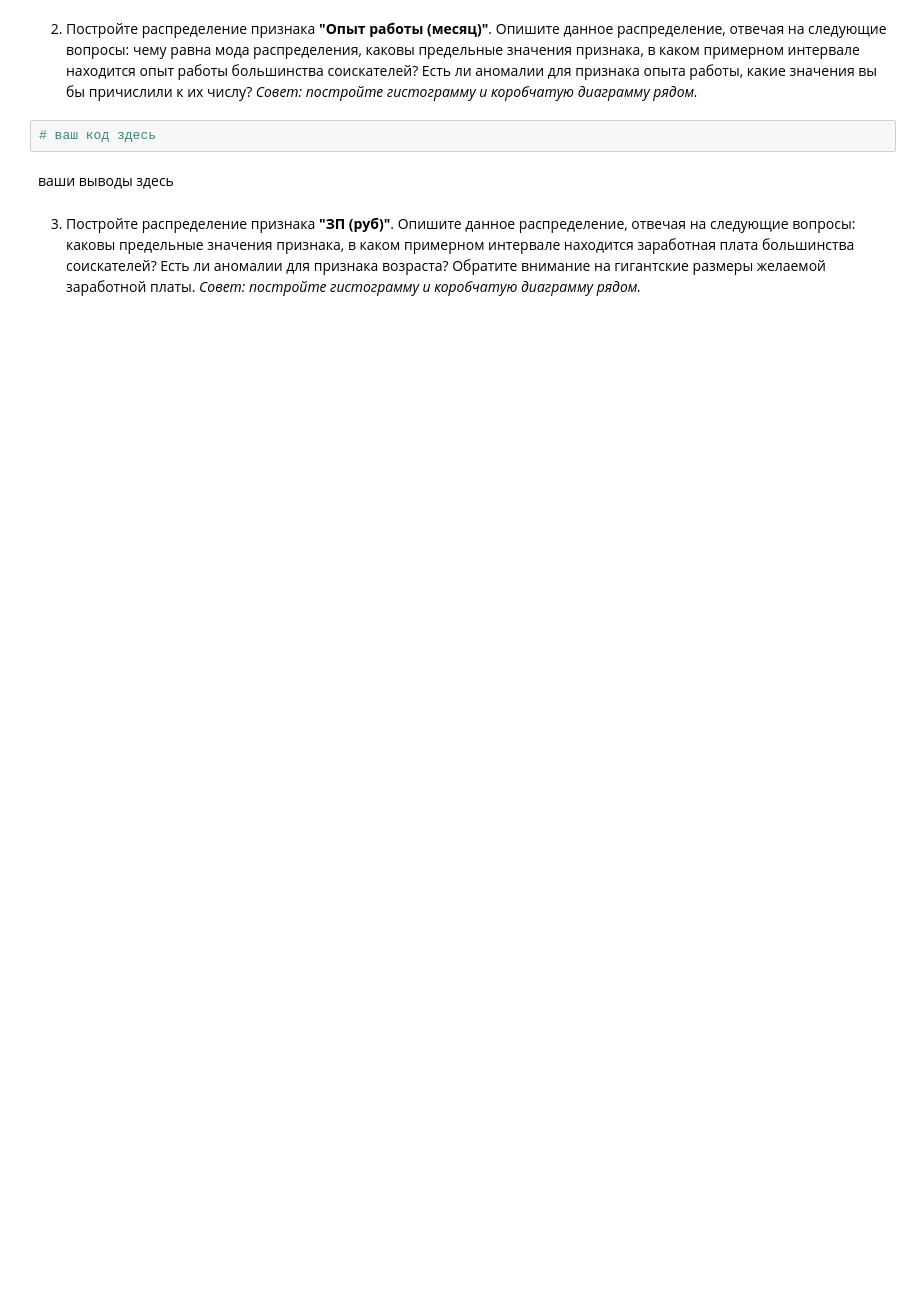
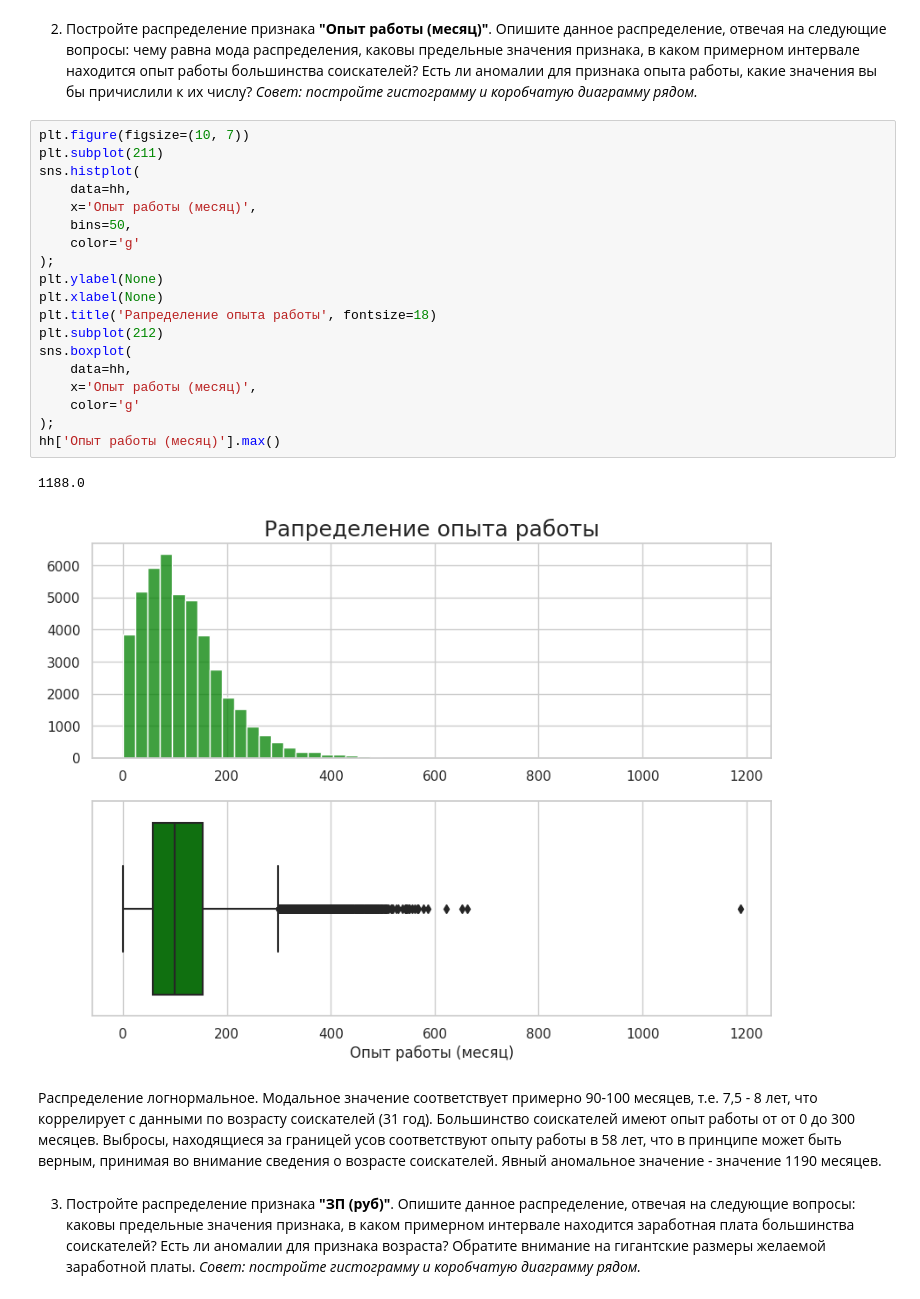
Before and after one commit to sawtoothpulse/project_1, a Jupyter notebook: project_1.ipynb, the cells around one changed output. Drawn from its saved outputs; the diff is of its cells as text; blank space fills up the shorter version.

```diff
--- a/project_1.ipynb
+++ b/project_1.ipynb
@@ -348,9 +363,29 @@ memory usage: 5.7+ MB
 2. Постройте распределение признака **"Опыт работы (месяц)"**. Опишите данное распределение, отвечая на следующие вопросы: чему равна мода распределения, каковы предельные значения признака, в каком примерном интервале находится опыт работы большинства соискателей? Есть ли аномалии для признака опыта работы, какие значения вы бы причислили к их числу?
 *Совет: постройте гистограмму и коробчатую диаграмму рядом.*
 # %%
-# ваш код здесь
+plt.figure(figsize=(10, 7))
+plt.subplot(211)
+sns.histplot(
+    data=hh,
+    x='Опыт работы (месяц)',
+    bins=50,
+    color='g'
+);
+plt.ylabel(None)
+plt.xlabel(None)
+plt.title('Рапределение опыта работы', fontsize=18)
+plt.subplot(212)
+sns.boxplot(
+    data=hh,
+    x='Опыт работы (месяц)',
+    color='g'
+);
+hh['Опыт работы (месяц)'].max()
+# %% [output]
+1188.0
+[figure, added]
 # %% [markdown]
-ваши выводы здесь
+Распределение логнормальное. Модальное значение соответствует примерно 90-100 месяцев, т.е. 7,5 - 8 лет, что коррелирует с данными по возрасту соискателей (31 год). Большинство соискателей имеют опыт работы от от 0 до 300 месяцев. Выбросы, находящиеся за границей усов соответствуют опыту работы в 58 лет, что в принципе может быть верным, принимая во внимание сведения о возрасте соискателей. Явный аномальное значение - значение 1190 месяцев.
 # %% [markdown]
 3. Постройте распределение признака **"ЗП (руб)"**. Опишите данное распределение, отвечая на следующие вопросы: каковы предельные значения признака, в каком примерном интервале находится заработная плата большинства соискателей? Есть ли аномалии для признака возраста? Обратите внимание на гигантские размеры желаемой заработной платы.
 *Совет: постройте гистограмму и коробчатую диаграмму рядом.*
```
Also changed, not shown: parts of 35 cells of this notebook.
